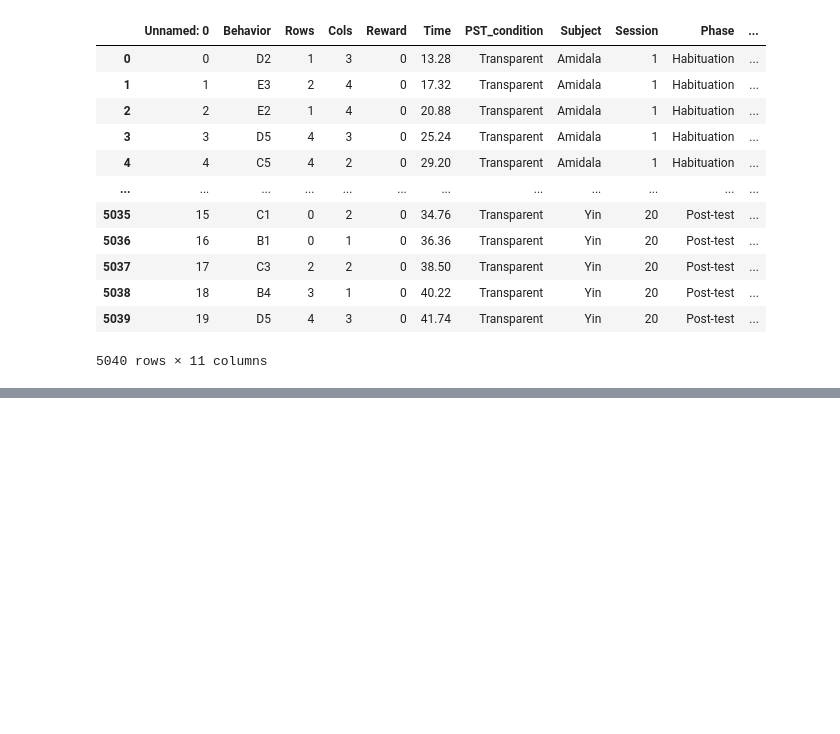
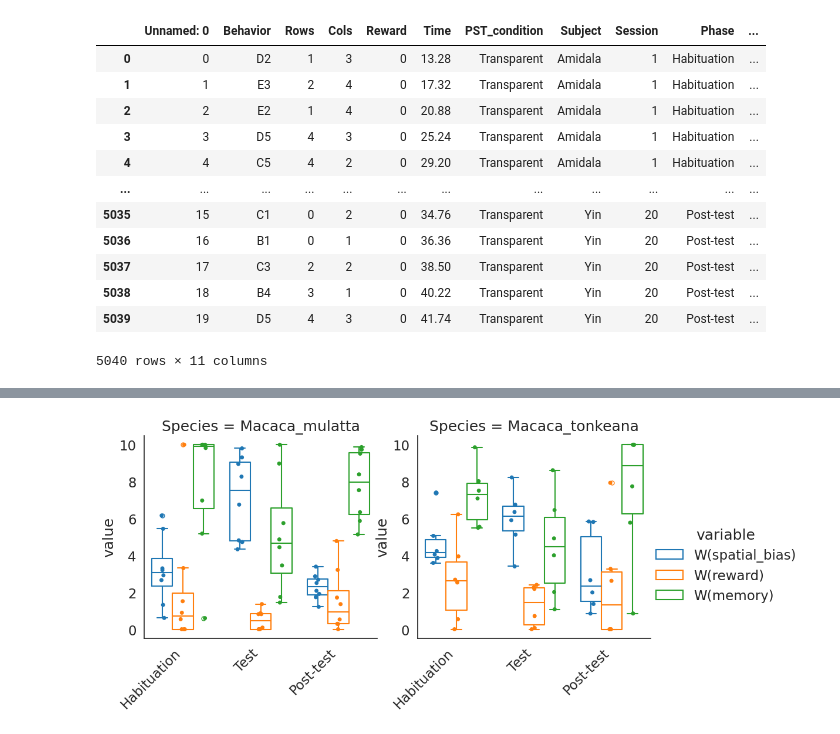
Before and after one commit to jyotikab/Monkey-belief-mixture-model, a Jupyter notebook: Check_goodness_fit_models.ipynb, the cells around one changed output, grey strips where cells are left out. Saved outputs shown, nothing was run; the diff lists cells and outputs as text; code cells hidden in the pictures; blank space fills up the shorter version.

Commit message:
Added more figures, with individuals monkeys

```diff
--- a/Check_goodness_fit_models.ipynb
+++ b/Check_goodness_fit_models.ipynb
@@ -396,0 +475,16 @@ Passing `palette` without assigning `hue` is deprecated and will be removed in v
+# %%
+weights_df = to_plot.loc[to_plot['variable'].str.contains('W')].copy()
+g1 = sns.catplot(x="Phase",y="value",col='Species',data=weights_df,kind='box',dodge=True,hue='variable',col_wrap=2,sharey=False,palette='tab10',order=phase_order,fill=False)
+for ax in g1.axes:
+    for x in ax.get_xticklabels():
+        x.set_rotation(45)
+        x.set_ha('right')
+    ax.set_xlabel("")
+    tit = ax.get_title().split(' = ')[1]
+    sub = weights_df.loc[weights_df['Species']==tit].copy()
+    sns.stripplot(ax=ax,data=sub,x="Phase",y='value',hue='variable',palette='tab10',order=phase_order,dodge=True,legend=False)
+    ax.set_xlabel("")
+g1.figure.subplots_adjust(bottom=0.2)
+g1.savefig(fig_dir+"comparison_weights_with_points_"+ps+".png")
+# %% [output]
+[figure, added]
```
Also changed, not shown: parts of 66 cells of this notebook.
